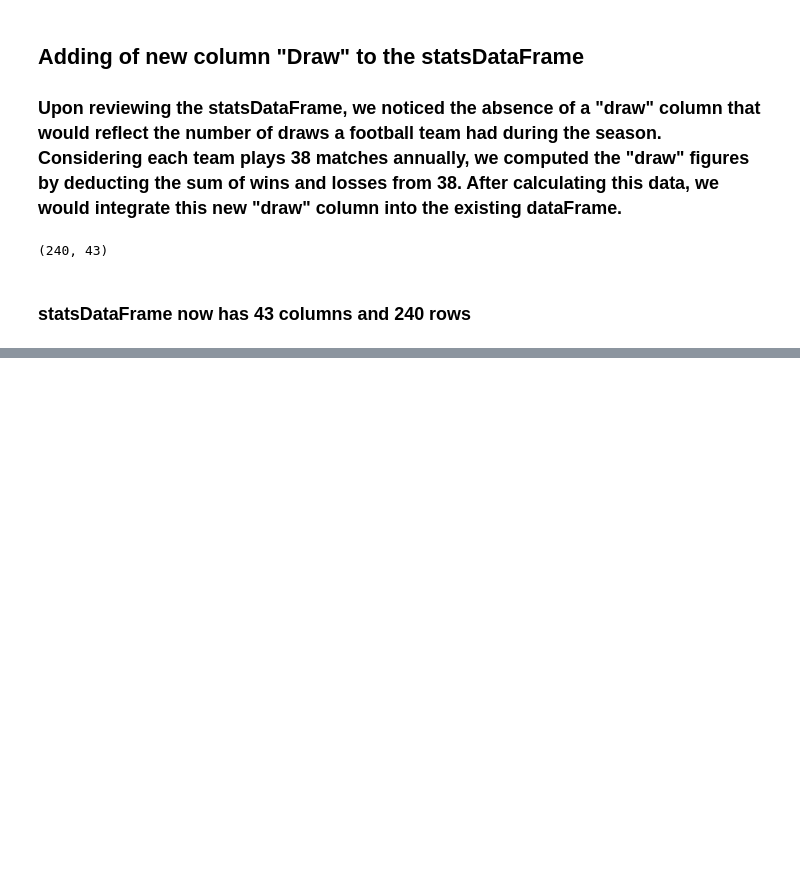
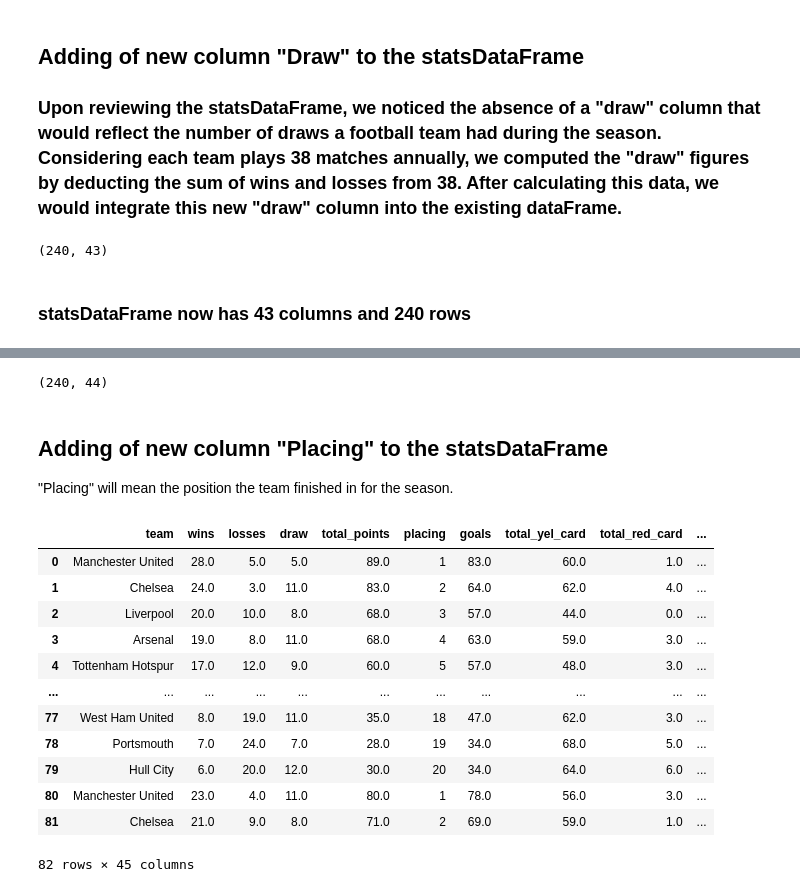
Before and after one commit to JacksonSeowJX/SC1015, a Jupyter notebook: Sc1015 Mini-Project.ipynb, the cells around one changed output, grey strips where cells are left out. Drawn from its saved outputs; the diff is of its cells as text; code cells hidden in the pictures; blank space fills up the shorter version.

```diff
--- a/Sc1015 Mini-Project.ipynb
+++ b/Sc1015 Mini-Project.ipynb
@@ -137,0 +145,21 @@ statsDataFrame.shape
+# %%
+# Calculate the "total_points" column first
+statsDataFrame['total_points'] = statsDataFrame['wins'] * 3 + statsDataFrame['draw']
+
+# Get the position of the 'draw' column
+# The new column will be inserted at position + 1
+position = statsDataFrame.columns.get_loc('draw') + 1
+
+# Insert the 'total_points' column next to 'draw'
+statsDataFrame.insert(position, 'total_points_temp', statsDataFrame['total_points'])
+
+# Drop the original 'draw' column and rename 'draw_temp' to 'draw'
+statsDataFrame.drop('total_points', axis=1, inplace=True)
+statsDataFrame.rename(columns={'total_points_temp': 'total_points'}, inplace=True)
+
+statsDataFrame.shape
+# %% [output]
+(240, 44)
+# %% [markdown]
+## Adding of new column "Placing" to the statsDataFrame
+"Placing" will mean the position the team finished in for the season.
@@ -137,0 +181,17 @@ statsDataFrame.shape
+# %%
+
+statsDataFrame.head(82)
+# %% [output]
+|  | team | wins | losses | draw | total_points | placing | goals | total_yel_card | total_red_card | ... |
+| 0 | Manchester United | 28.0 | 5.0 | 5.0 | 89.0 | 1 | 83.0 | 60.0 | 1.0 | ... |
+| 1 | Chelsea | 24.0 | 3.0 | 11.0 | 83.0 | 2 | 64.0 | 62.0 | 4.0 | ... |
+| 2 | Liverpool | 20.0 | 10.0 | 8.0 | 68.0 | 3 | 57.0 | 44.0 | 0.0 | ... |
+| 3 | Arsenal | 19.0 | 8.0 | 11.0 | 68.0 | 4 | 63.0 | 59.0 | 3.0 | ... |
+| 4 | Tottenham Hotspur | 17.0 | 12.0 | 9.0 | 60.0 | 5 | 57.0 | 48.0 | 3.0 | ... |
+| ... | ... | ... | ... | ... | ... | ... | ... | ... | ... | ... |
+| 77 | West Ham United | 8.0 | 19.0 | 11.0 | 35.0 | 18 | 47.0 | 62.0 | 3.0 | ... |
+| 78 | Portsmouth | 7.0 | 24.0 | 7.0 | 28.0 | 19 | 34.0 | 68.0 | 5.0 | ... |
+| 79 | Hull City | 6.0 | 20.0 | 12.0 | 30.0 | 20 | 34.0 | 64.0 | 6.0 | ... |
+| 80 | Manchester United | 23.0 | 4.0 | 11.0 | 80.0 | 1 | 78.0 | 56.0 | 3.0 | ... |
+| 81 | Chelsea | 21.0 | 9.0 | 8.0 | 71.0 | 2 | 69.0 | 59.0 | 1.0 | ... |
+82 rows × 45 columns
```
Also changed, not shown: parts of 5 cells of this notebook.
